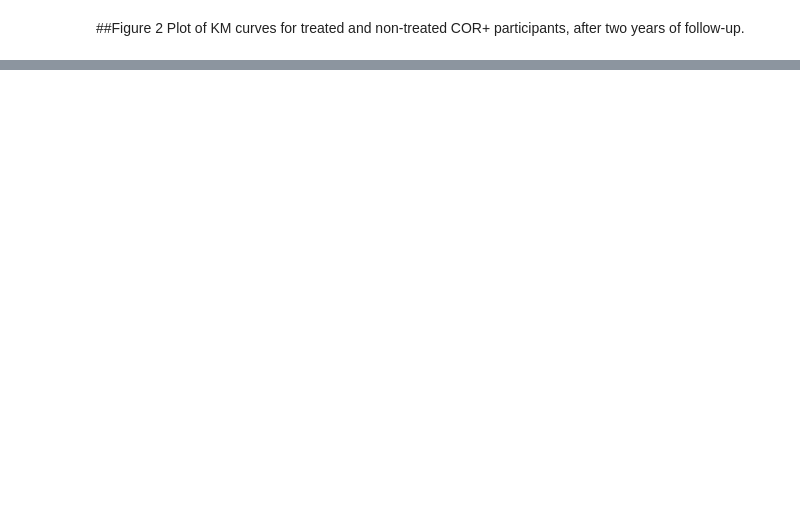
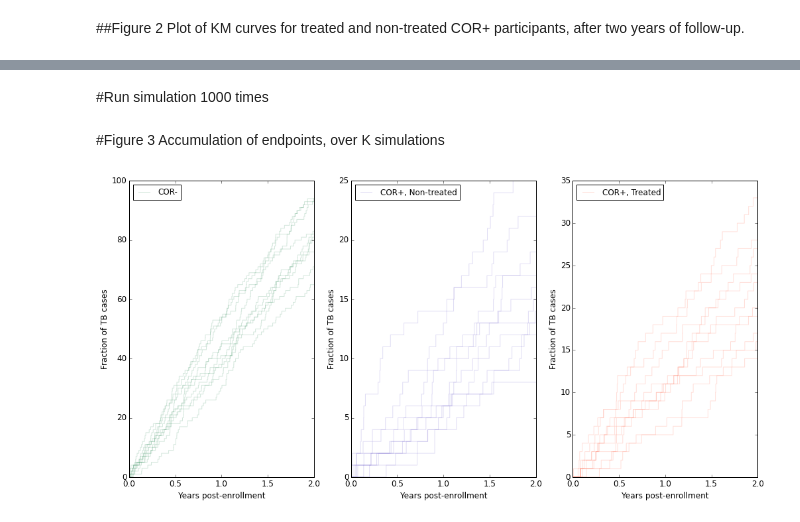
Before and after one commit to agartland/notebooks, a Jupyter notebook: TB_COR_ST.ipynb, the cells around one changed output, grey strips where cells are left out. Cells and saved outputs as stored; diff of their text form; code cells hidden in the pictures; blank space fills up the shorter version.

Commit message:
Optimized simulation and working on Fig 3

```diff
--- a/TB_COR_ST.ipynb
+++ b/TB_COR_ST.ipynb
@@ -281,0 +284,2 @@ Results
+# %% [markdown]
+#Run simulation 1000 times
@@ -281,0 +300,38 @@ Results
+# %%
+allDf.to_csv(DATA_PATH + 'TBCOR/sim_1000_Dec11.csv')
+allDf = pd.read_csv(DATA_PATH + 'TBCOR/sim_1000_Dec11.csv')
+# %% [markdown]
+#Figure 3
+Accumulation of endpoints, over K simulations
+# %%
+def plotCumulativeIncidence(df,timeCol,eventCol,**kwargs):
+    t = df[timeCol].values.copy()
+    sorti = argsort(t)
+    t.sort()
+    events = df[eventCol].values[sorti]
+    """I don't have this quite right yet. I think what I want is 1-KM estimator, so maybe I should just use lifelines...."""
+    y = cumsum(events)
+    step(t,y,**kwargs)
+
+subsets = {'COR+, Treated' : (df.COR==1) & (df.follow==1) & (df.treated==1),
+           'COR+, Non-treated' : (df.COR==1) & (df.follow==1) & (df.treated==0),
+           'COR-' : (df.COR==0) & (df.follow==1)}
+colors = {'COR+, Treated' : 'tomato',
+           'COR+, Non-treated' : 'slateblue',
+           'COR-' : 'seagreen'}
+figure(figsize=(17,8))
+axi = 1
+for label,ind in subsets.items():
+    subplot(1,3,axi)
+    for simi in range(allDf.simi.max())[:10]:
+        if simi==0:
+            kwargs = dict(label=label,color=colors[label])
+        else:
+            kwargs = dict(color=colors[label])
+        plotCumulativeIncidence(allDf.loc[(allDf.simi==simi) & ind],timeCol='dx2',eventCol='disease2',alpha=0.2,**kwargs)
+    axi += 1
+    xlabel('Years post-enrollment')
+    ylabel('Fraction of TB cases')
+    legend(loc = 'best')
+# %% [output]
+[figure, added]
```
Also changed, not shown: parts of 9 cells of this notebook.
